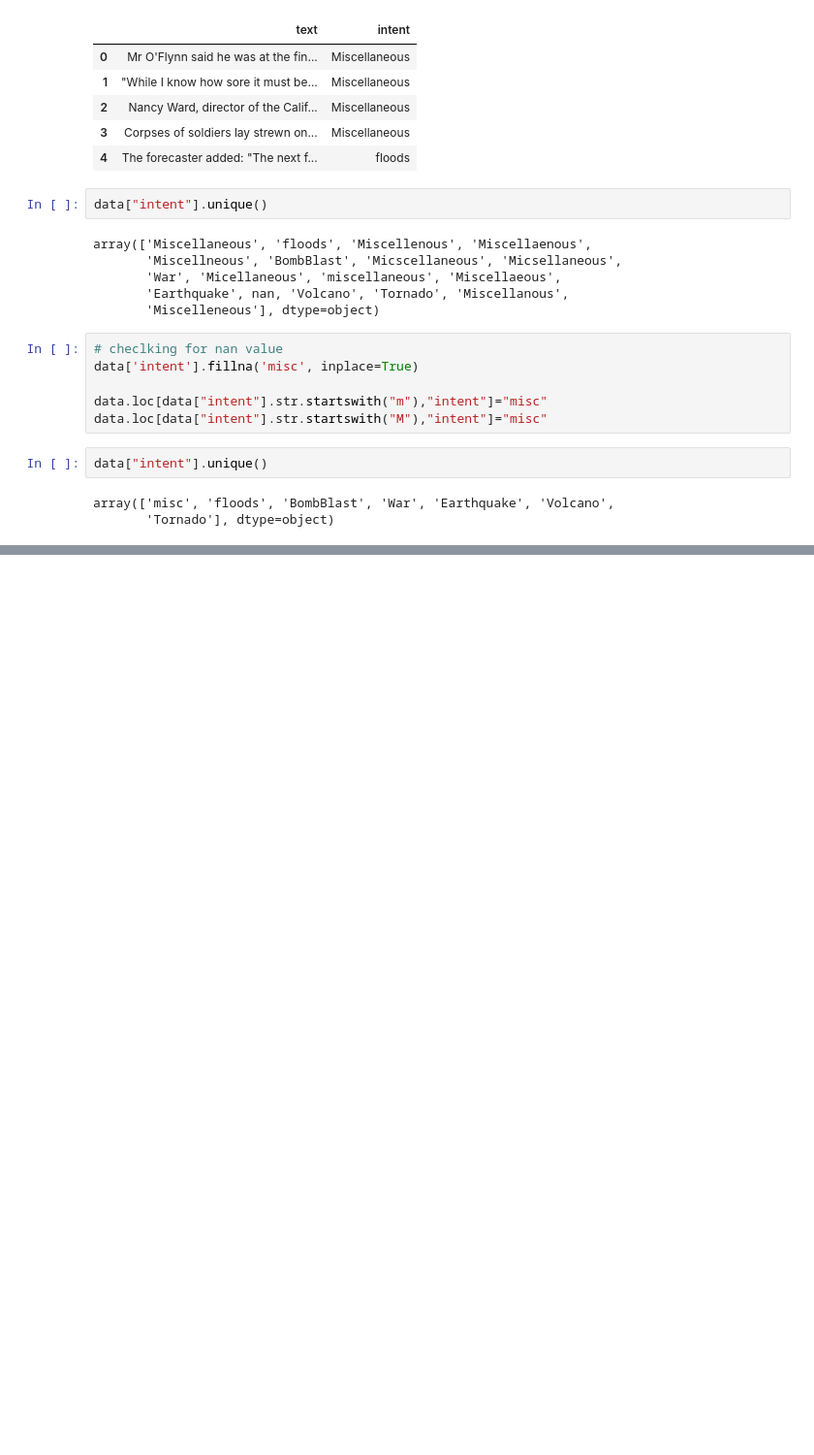
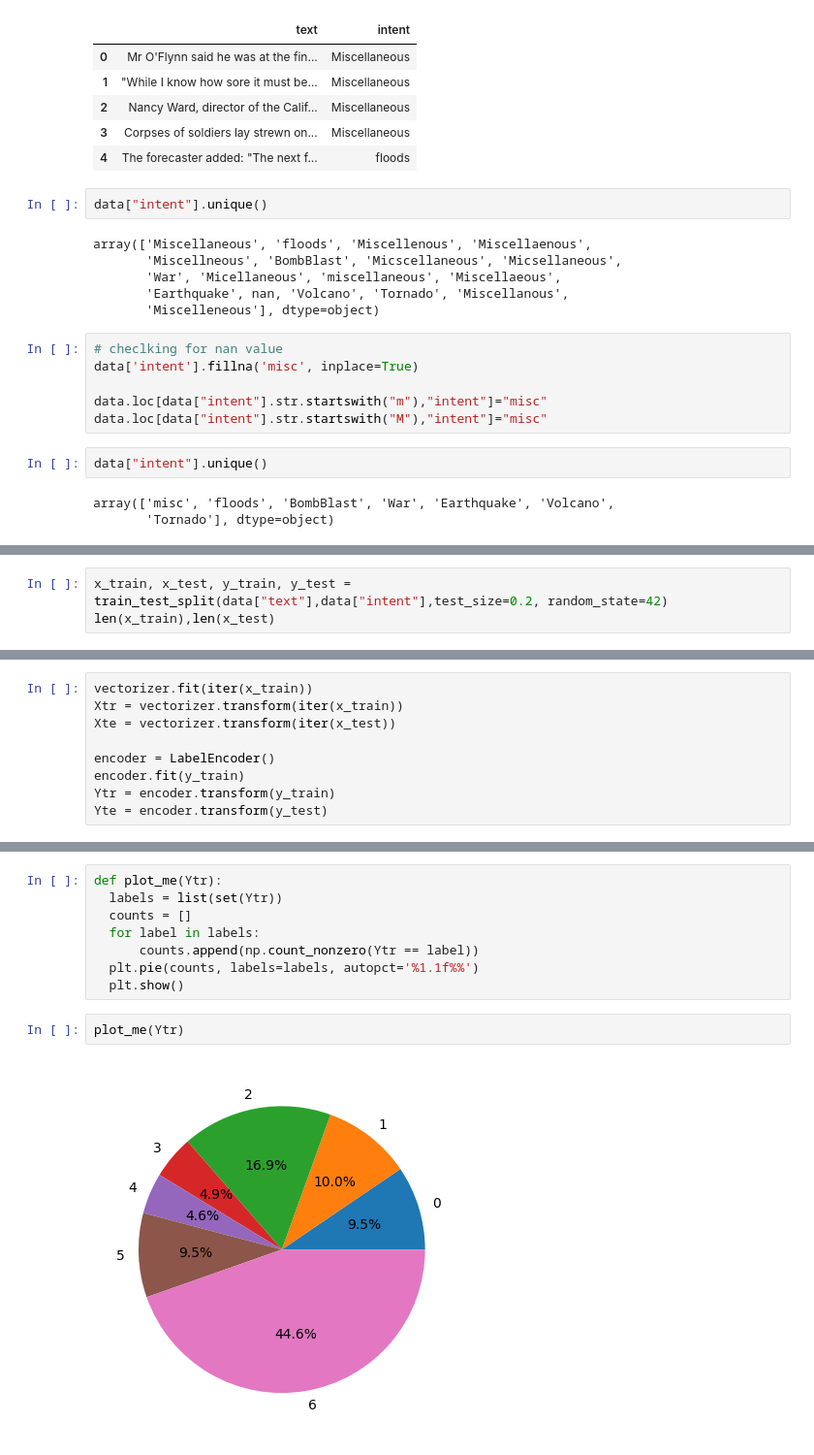
Before and after one commit to m0hit-kumar/RASA, a Jupyter notebook: CollabNotebook/TASC_MODEL.ipynb, the cells around one changed output, grey strips where cells are left out. Shown at 97% size. Cells and saved outputs as stored; diff of their text form; blank space fills up the shorter version.

```diff
--- a/CollabNotebook/TASC_MODEL.ipynb
+++ b/CollabNotebook/TASC_MODEL.ipynb
@@ -70,0 +85,3 @@ SyntaxError: ignored
+# %%
+x_train, x_test, y_train, y_test = train_test_split(data["text"],data["intent"],test_size=0.2, random_state=42)
+len(x_train),len(x_test)
@@ -70,0 +95,9 @@ SyntaxError: ignored
+# %%
+vectorizer.fit(iter(x_train))
+Xtr = vectorizer.transform(iter(x_train))
+Xte = vectorizer.transform(iter(x_test))
+
+encoder = LabelEncoder()
+encoder.fit(y_train)
+Ytr = encoder.transform(y_train)
+Yte = encoder.transform(y_test)
@@ -70,0 +116,12 @@ SyntaxError: ignored
+# %%
+def plot_me(Ytr):
+  labels = list(set(Ytr))
+  counts = []
+  for label in labels:
+      counts.append(np.count_nonzero(Ytr == label))
+  plt.pie(counts, labels=labels, autopct='%1.1f%%')
+  plt.show()
+# %%
+plot_me(Ytr)
+# %% [output]
+[figure, added]
```
Also changed, not shown: parts of 10 cells of this notebook.
